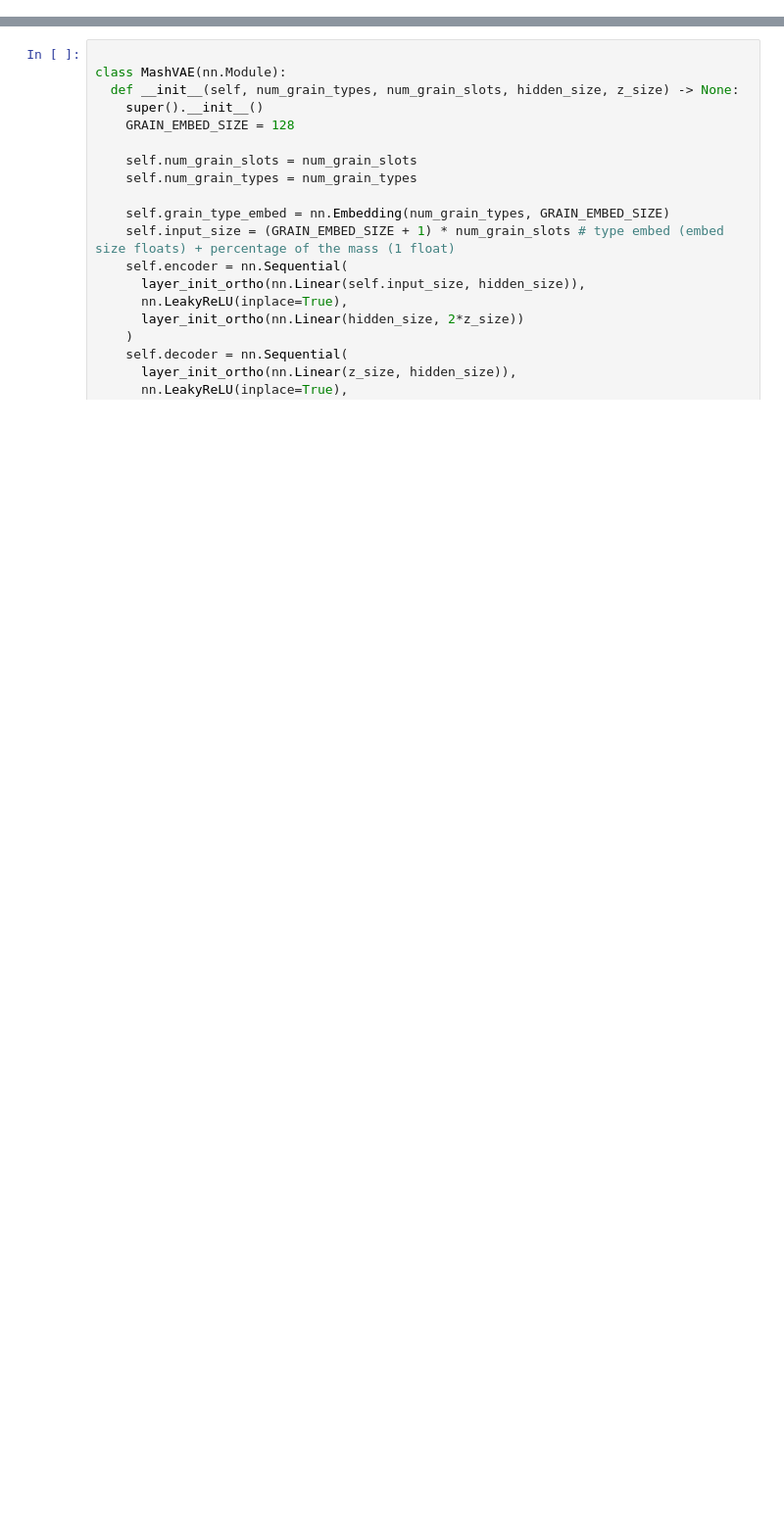
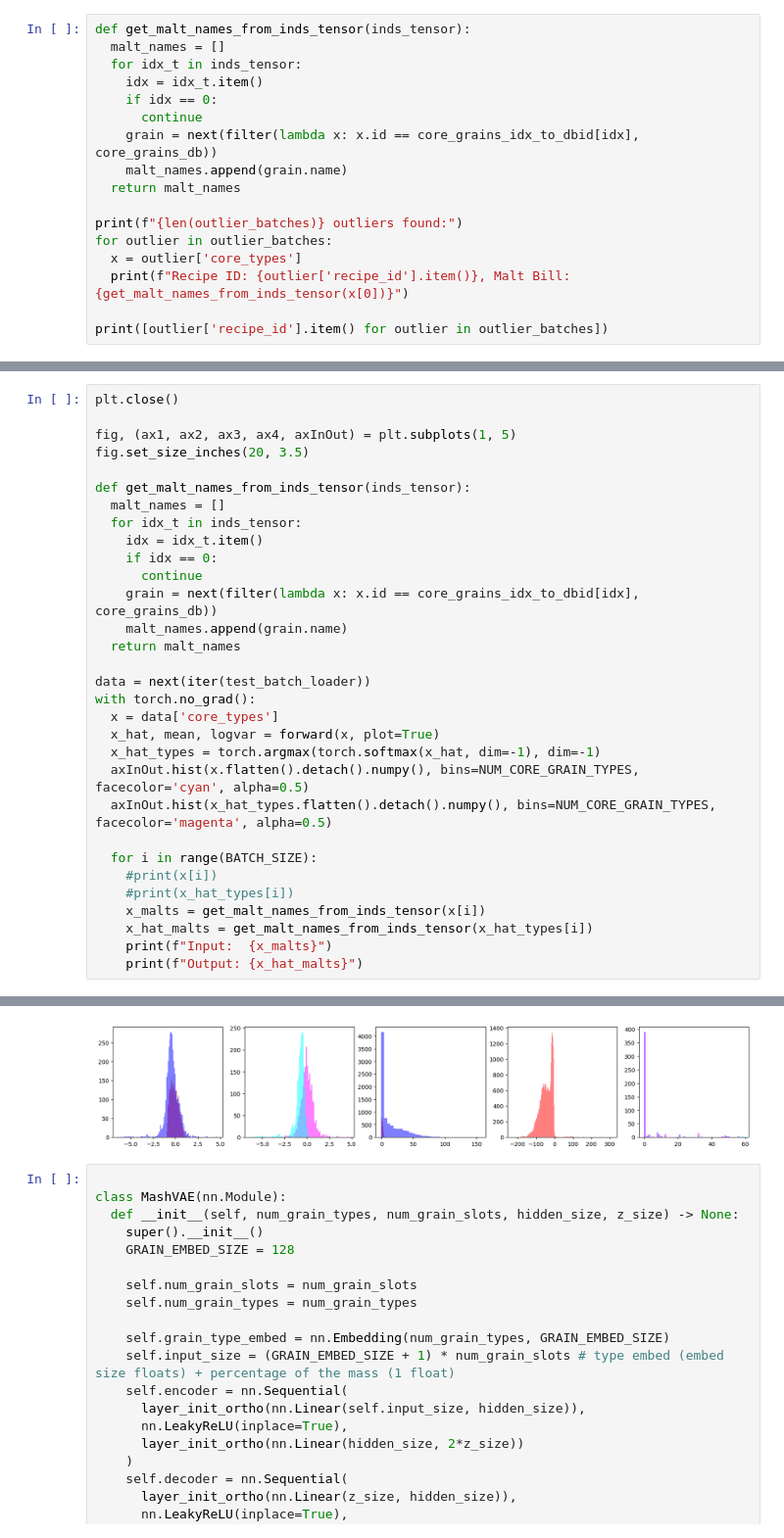
Before and after one commit to halobrewery/brewbrain, a Jupyter notebook: mash_vae_test.ipynb, the cells around one changed output, grey strips where cells are left out. Shown at 98% size. Drawn from its saved outputs; the diff is of its cells as text; blank space fills up the shorter version.

Commit message:
More database clean-up, working prototype for grain type VAE

```diff
--- a/mash_vae_test.ipynb
+++ b/mash_vae_test.ipynb
@@ -250,0 +293,17 @@ tensor([0.9270, 0.0510, 0.0220, 0.0000, 0.0000, 0.0000, 0.0000, 0.0000, 0.0000,
+# %%
+def get_malt_names_from_inds_tensor(inds_tensor):
+  malt_names = []
+  for idx_t in inds_tensor:
+    idx = idx_t.item()
+    if idx == 0:
+      continue
+    grain = next(filter(lambda x: x.id == core_grains_idx_to_dbid[idx], core_grains_db))
+    malt_names.append(grain.name)
+  return malt_names
+
+print(f"{len(outlier_batches)} outliers found:")
+for outlier in outlier_batches:
+  x = outlier['core_types']
+  print(f"Recipe ID: {outlier['recipe_id'].item()}, Malt Bill: {get_malt_names_from_inds_tensor(x[0])}")
+
+print([outlier['recipe_id'].item() for outlier in outlier_batches])
@@ -250,0 +320,32 @@ tensor([0.9270, 0.0510, 0.0220, 0.0000, 0.0000, 0.0000, 0.0000, 0.0000, 0.0000,
+# %%
+plt.close()
+
+fig, (ax1, ax2, ax3, ax4, axInOut) = plt.subplots(1, 5)
+fig.set_size_inches(20, 3.5)
+
+def get_malt_names_from_inds_tensor(inds_tensor):
+  malt_names = []
+  for idx_t in inds_tensor:
+    idx = idx_t.item()
+    if idx == 0:
+      continue
+    grain = next(filter(lambda x: x.id == core_grains_idx_to_dbid[idx], core_grains_db))
+    malt_names.append(grain.name)
+  return malt_names
+
+data = next(iter(test_batch_loader))
+with torch.no_grad():
+  x = data['core_types']
+  x_hat, mean, logvar = forward(x, plot=True)
+  x_hat_types = torch.argmax(torch.softmax(x_hat, dim=-1), dim=-1)
+  axInOut.hist(x.flatten().detach().numpy(), bins=NUM_CORE_GRAIN_TYPES, facecolor='cyan', alpha=0.5)
+  axInOut.hist(x_hat_types.flatten().detach().numpy(), bins=NUM_CORE_GRAIN_TYPES, facecolor='magenta', alpha=0.5)
+
+  for i in range(BATCH_SIZE):
+    #print(x[i])
+    #print(x_hat_types[i])
+    x_malts = get_malt_names_from_inds_tensor(x[i])
+    x_hat_malts = get_malt_names_from_inds_tensor(x_hat_types[i])
+    print(f"Input:  {x_malts}")
+    print(f"Output: {x_hat_malts}")
+# %% [output]
@@ -251,3 +369,4 @@ tensor([0.9270, 0.0510, 0.0220, 0.0000, 0.0000, 0.0000, 0.0000, 0.0000, 0.0000,
+[figure, added]
 # %%
 
 class MashVAE(nn.Module):
```
Also changed, not shown: parts of 14 cells of this notebook, 5 other files.
